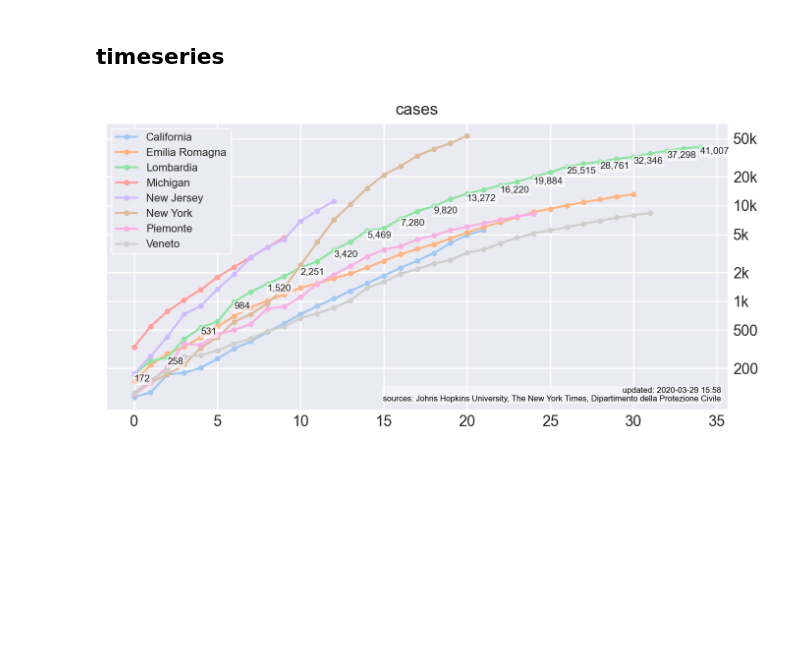
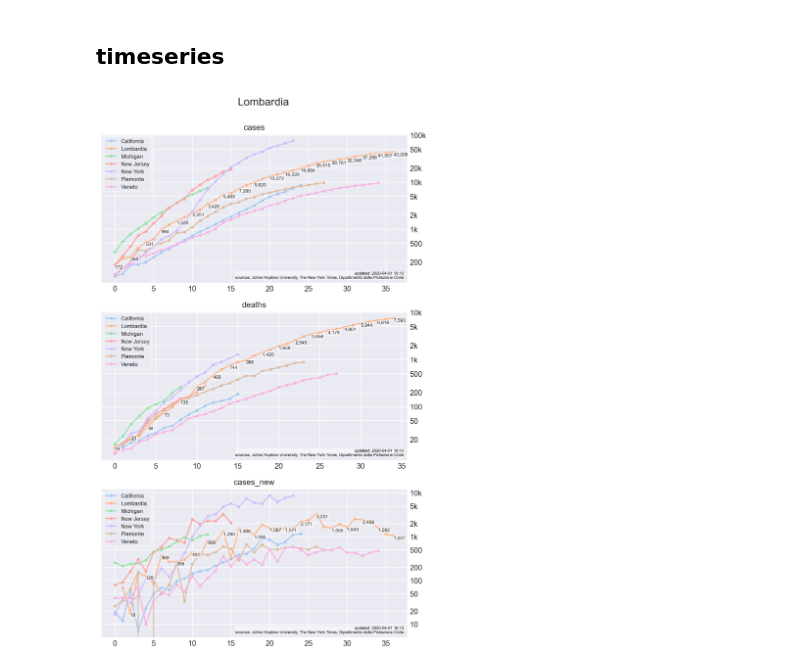
Before and after one commit to eferm/covid-19, a Jupyter notebook: notebooks/covid-19.ipynb, the cells around one changed output. Saved outputs shown, nothing was run; the diff lists cells and outputs as text; code cells hidden in the pictures; blank space fills up the shorter version.

```diff
--- a/notebooks/covid-19.ipynb
+++ b/notebooks/covid-19.ipynb
@@ -323,7 +323,16 @@ df = (
     .groupby(levels)
     .last()
     .reset_index()
-    .query(f'cases >= {LIMITS["cases"]}')
+)
+
+display(
+    "totals",
+    df
+    [METRICS]
+    .sum()
+    .rename('total')
+    .map(lambda x: f"{x:,.0f}")
+    .to_frame()
 )
 
 def prettify(df):
@@ -337,28 +346,24 @@ def prettify(df):
         df.loc[df['country'] == df['county'], 'county'] = ''
     return df.drop(['day'], axis=1)
 
+metric = 'deaths'
+limit = LIMITS[metric] * 5
+
+df = df.query(f'{metric} >= {LIMITS["deaths"]}')
+idx = ['date', 'source', *levels, *METRICS]
+
 display(
-    "totals",
-    df[METRICS]
-    .sum()
-    .rename('total')
-    .map(lambda x: f"{x:,.0f}")
-    .to_frame()
-)
-
-idx = ['date', 'source', *levels, *METRICS]
-display(
-    "regions with most cases",
-    prettify(df.sort_values('cases', ascending=False))
-    [idx]
+    f"regions with most {metric}",
+    prettify(df.sort_values(metric, ascending=False))
+    [[*idx, f'{metric}_new']]
     .reset_index(drop=True)
     .head(10)
 )
 display(
-    "regions fastest growing, regions with 500 or more new cases/day",
-    prettify(df.query('cases_new > 500')
-               .sort_values('cases_pct_change', ascending=False))
-    [[*idx, 'cases_new', 'cases_pct_change']]
+    f"regions fastest growing, regions with {limit} or more new {metric}/day",
+    prettify(df.query(f'{metric}_new > {limit}')
+               .sort_values(f'{metric}_pct_change', ascending=False))
+    [[*idx, f'{metric}_new', f'{metric}_pct_change']]
     .reset_index(drop=True)
     .head(10)
 )
@@ -517,36 +522,36 @@ def plot(series, plots, highlight='Italy', dpi=100):
 
 plot(
     series={
 #         'country': {
 #             'df': CATALOG['df.offset.country'],
 #             'series': ['US', 'Italy'],
 #         },
         'state': {
             'df': CATALOG['df.offset.state'],
             'series': ['New York', 'New Jersey', 'California', 'Michigan',
                        'Lombardia', 'Emilia Romagna', 'Veneto', 'Piemonte'],
 #             'series': ['Italy'],
 #             'series_level': 'country',
         },
 #         'county': {
 #             'df': CATALOG['df.offset.county'],
 #             'series': [
 #                 'New York City, NY', 'Westchester, NY', 'Nassau, NY',
 #                 'Los Angeles, CA', 'Santa Clara, CA', 'San Francisco, CA',
 #             ],
 # #             'series': ['California'],
 # #             'series_level': 'state',
 #         }
     },
     plots={  # k = metric to plot; v = offset_metric index to use
         'cases': 'cases',
-#         'deaths': 'deaths',
-#         'cases_new': 'cases',
+        'deaths': 'deaths',
+        'cases_new': 'cases',
     },
     **dict(highlight='Lombardia', dpi=200),
 )
 # %% [output]
-[figure, old version]
+[figure, new version]
 # %%
 def get_timeseries(df, index, series, country=None, state=None, rollup_states=True):
     df = df.copy()
```
Also changed, not shown: parts of 6 cells of this notebook, 1 other file.
